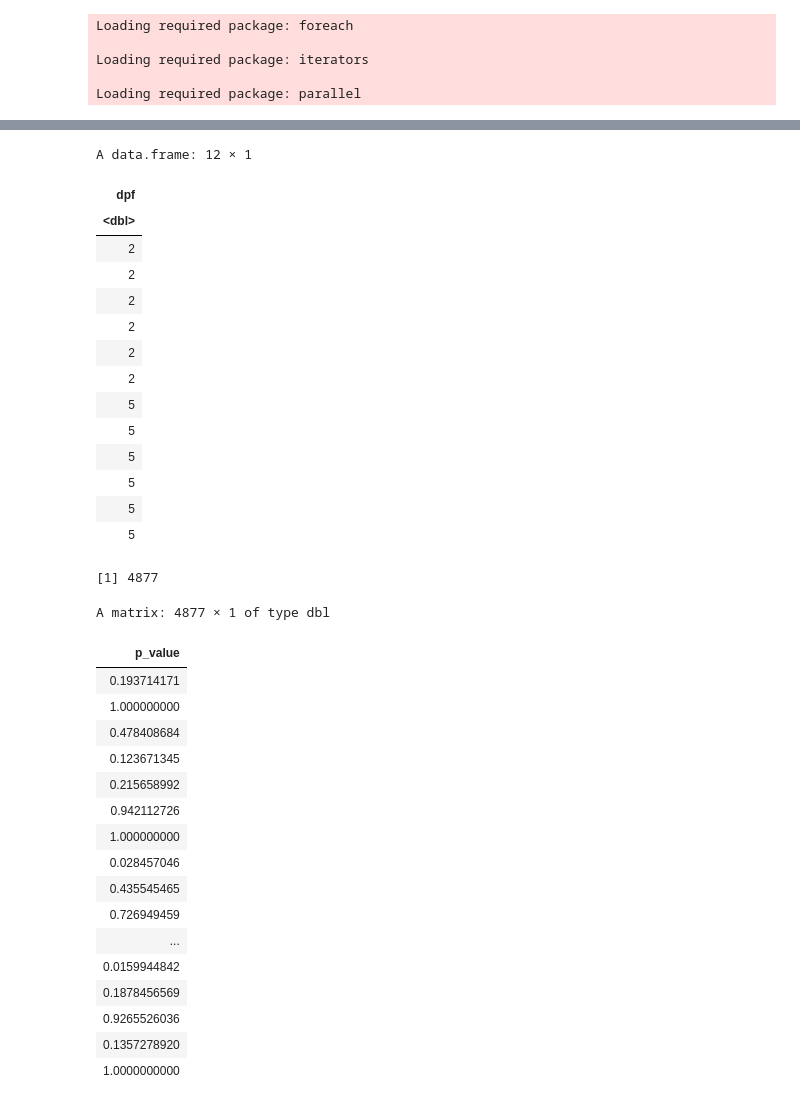
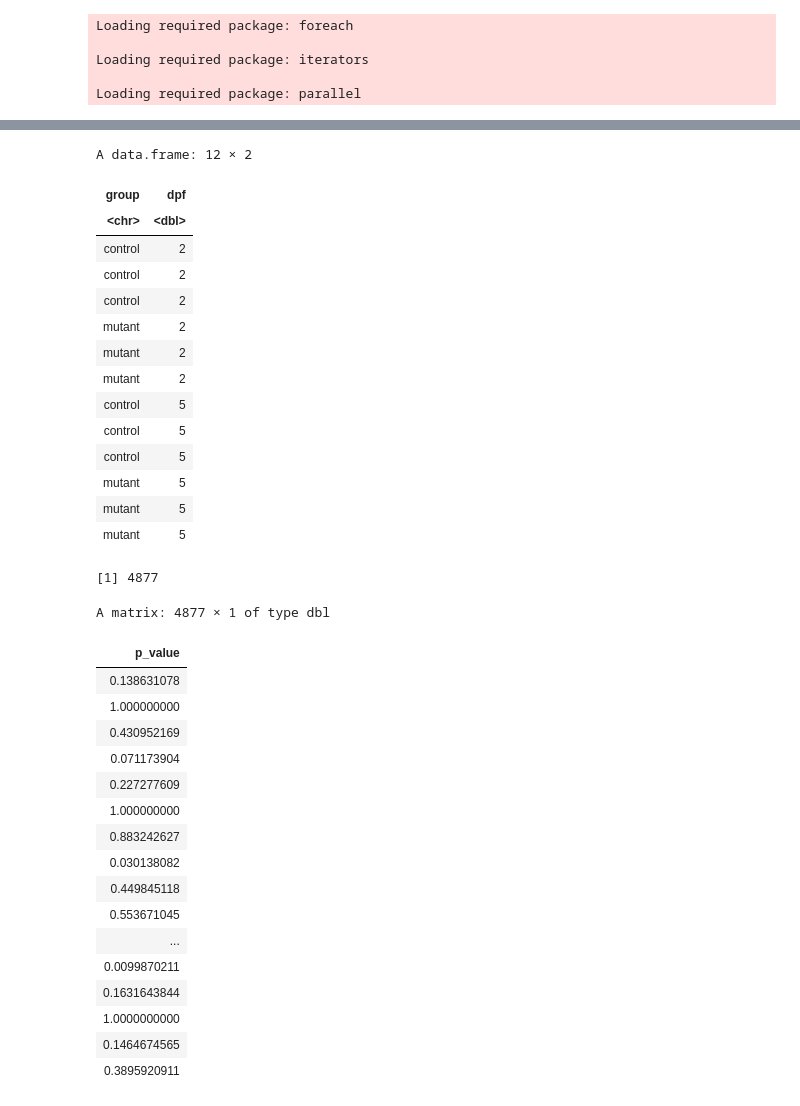
Before and after one commit to ischrauwen-lab/Biorepository, a Jupyter notebook: RNAseq_Analysis/Differential_Editing/SPRINT/6_REDIT_Regression.ipynb, the cells around one changed output, grey strips where cells are left out. Drawn from its saved outputs; the diff is of its cells as text; code cells hidden in the pictures.

```diff
--- a/RNAseq_Analysis/Differential_Editing/SPRINT/6_REDIT_Regression.ipynb
+++ b/RNAseq_Analysis/Differential_Editing/SPRINT/6_REDIT_Regression.ipynb
@@ -41,24 +41,24 @@ A data.frame: 9754 × 13
 | 9_758414 Non-Edited | 17 | 22 | 11 | 22 | 15 | 17 | ... |
 # %%
 # Now construct the coviariate matrix as described by REDIT tutorial
-the_covariates = data.frame( dpf=c(2,2,2,2,2,2,5,5,5,5,5,5))
+the_covariates = data.frame(group=c("control", "control", "control", "mutant", "mutant", "mutant", "control", "control", "control", "mutant", "mutant", "mutant"), dpf=c(2,2,2,2,2,2,5,5,5,5,5,5))
 the_covariates
 # %% [output]
-A data.frame: 12 × 1
+A data.frame: 12 × 2
-| dpf |
-| <dbl> |
-| 2 |
-| 2 |
-| 2 |
-| 2 |
-| 2 |
-| 2 |
-| 5 |
-| 5 |
-| 5 |
-| 5 |
-| 5 |
-| 5 |
+| group | dpf |
+| <chr> | <dbl> |
+| control | 2 |
+| control | 2 |
+| control | 2 |
+| mutant | 2 |
+| mutant | 2 |
+| mutant | 2 |
+| control | 5 |
+| control | 5 |
+| control | 5 |
+| mutant | 5 |
+| mutant | 5 |
+| mutant | 5 |
 # %%
 # Extract the first column (index column)
 ids <- merged_df[, 1]
@@ -98,22 +98,22 @@ output_matrix
 # %% [output]
 A matrix: 4877 × 1 of type dbl
 | p_value |
-| 0.193714171 |
+| 0.138631078 |
 | 1.000000000 |
-| 0.478408684 |
-| 0.123671345 |
-| 0.215658992 |
-| 0.942112726 |
+| 0.430952169 |
+| 0.071173904 |
+| 0.227277609 |
 | 1.000000000 |
-| 0.028457046 |
-| 0.435545465 |
-| 0.726949459 |
+| 0.883242627 |
+| 0.030138082 |
+| 0.449845118 |
+| 0.553671045 |
 | ... |
-| 0.0159944842 |
-| 0.1878456569 |
-| 0.9265526036 |
-| 0.1357278920 |
+| 0.0099870211 |
+| 0.1631643844 |
 | 1.0000000000 |
+| 0.1464674565 |
+| 0.3895920911 |
 # %%
 p_vals_per_site <- cbind(new_ids,output_matrix)
 # %%
```
Also changed, not shown: parts of 1 cell of this notebook, 22 other files.
